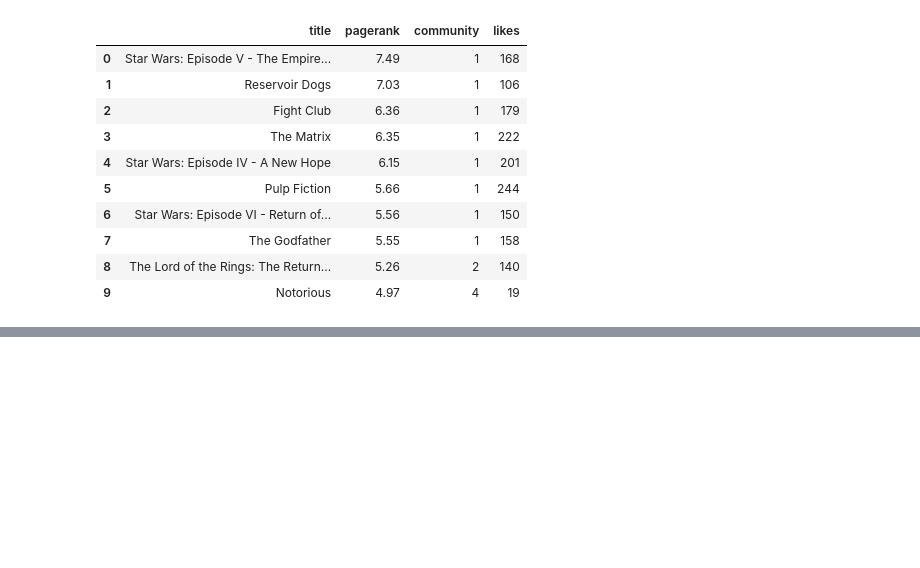
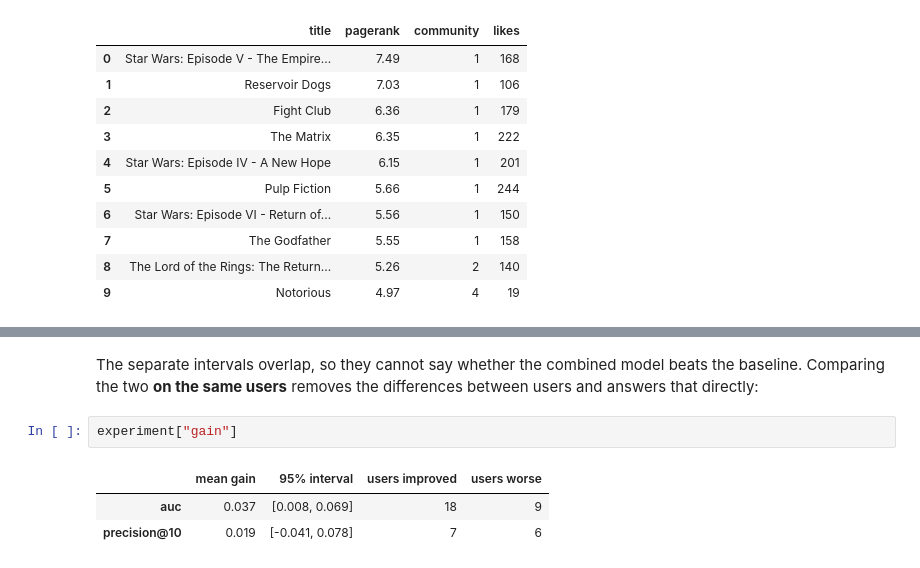
Before and after one commit to Jawadmallat/aidams-3A-kg-project-jawad-charles-erdem, a Jupyter notebook: demo.ipynb, the cells around one changed output, grey strips where cells are left out. Saved outputs shown, nothing was run; the diff lists cells and outputs as text; blank space fills up the shorter version.

```diff
--- a/demo.ipynb
+++ b/demo.ipynb
@@ -448,0 +527,8 @@ ORDER BY m.pagerank DESC LIMIT 10
+# %% [markdown]
+The separate intervals overlap, so they cannot say whether the combined model beats the baseline. Comparing the two **on the same users** removes the differences between users and answers that directly:
+# %%
+experiment["gain"]
+# %% [output]
+|  | mean gain | 95% interval | users improved | users worse |
+| auc | 0.037 | [0.008, 0.069] | 18 | 9 |
+| precision@10 | 0.019 | [-0.041, 0.078] | 7 | 6 |
```
Also changed, not shown: parts of 6 cells of this notebook.
